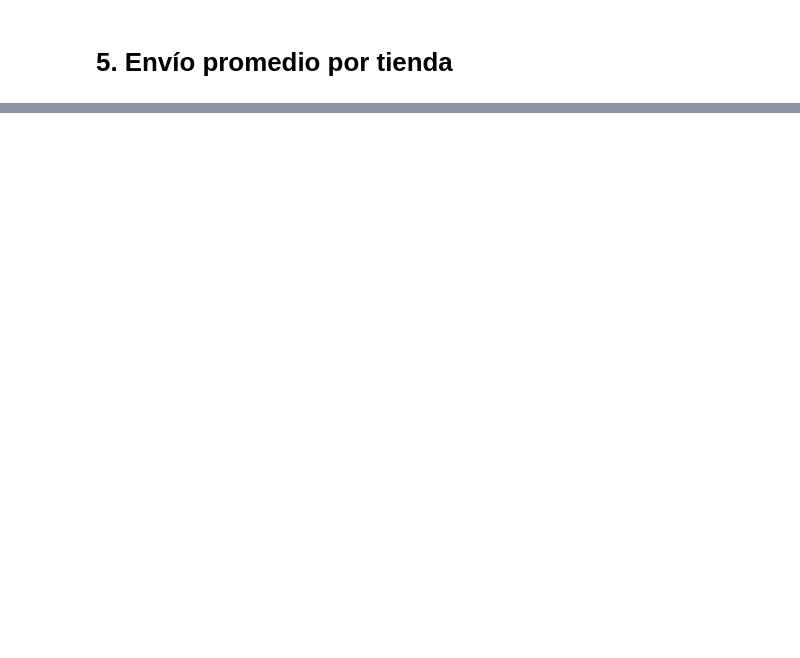
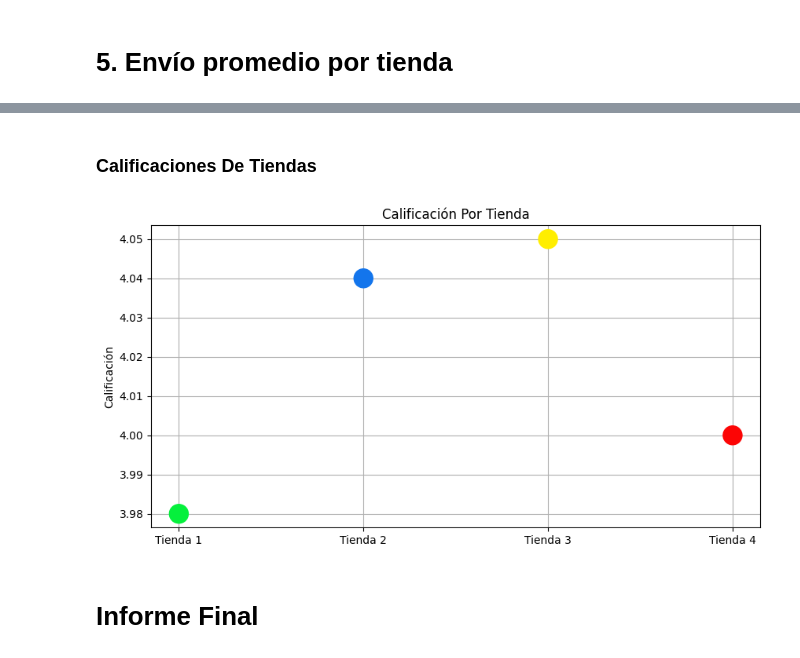
Before and after one commit to Raulac21/Challenge-ONE-Data-Science-Alura-Store-RaulAC, a Jupyter notebook: AluraStoreLatam.ipynb, the cells around one changed output, grey strips where cells are left out. Drawn from its saved outputs; the diff is of its cells as text; code cells hidden in the pictures; blank space fills up the shorter version.

```diff
--- a/AluraStoreLatam.ipynb
+++ b/AluraStoreLatam.ipynb
@@ -165,2 +166,16 @@ print(preciototalelec)
 # %% [markdown]
 # 5. Envío promedio por tienda
+# %%
+cpromedio = tienda["Costo de envío"].mean().round(2)
+cpromedio2 = tienda2["Costo de envío"].mean().round(2)
+cpromedio3 = tienda3["Costo de envío"].mean().round(2)
+cpromedio4 = tienda4["Costo de envío"].mean().round(2)
+
+coste_envio_prom = pd.DataFrame({
+    'Tienda': ['Tienda 1', 'Tienda 2', 'Tienda 3', 'Tienda 4'],
+    'Costo Envio Promedio': [
+        cpromedio, cpromedio2, cpromedio3, cpromedio4
+     ]
+})
+
+coste_envio_prom
@@ -166,0 +282,20 @@ print(preciototalelec)
+# %% [markdown]
+### Calificaciones De Tiendas
+# %%
+plt.figure(figsize=(10,5))
+
+plt.scatter(
+    Calificaciones['Tienda'],
+    Calificaciones['Calificacion de Tienda'],
+    color=colors_by_shop,
+    s=300,
+    zorder=2
+)
+plt.title("Calificación Por Tienda")
+plt.ylabel("Calificación")
+plt.grid(True)
+plt.show()
+# %% [output]
+[figure, added]
+# %% [markdown]
+# Informe Final
```
Also changed, not shown: parts of 40 cells of this notebook.
